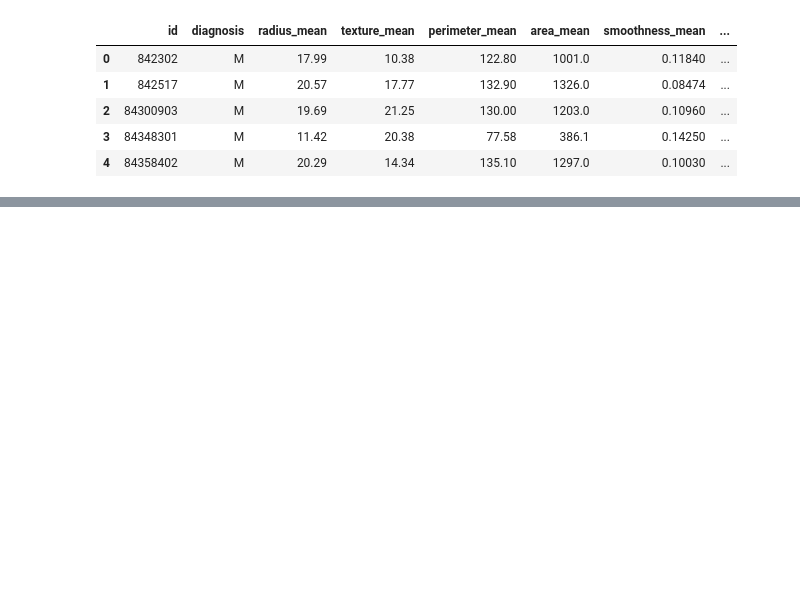
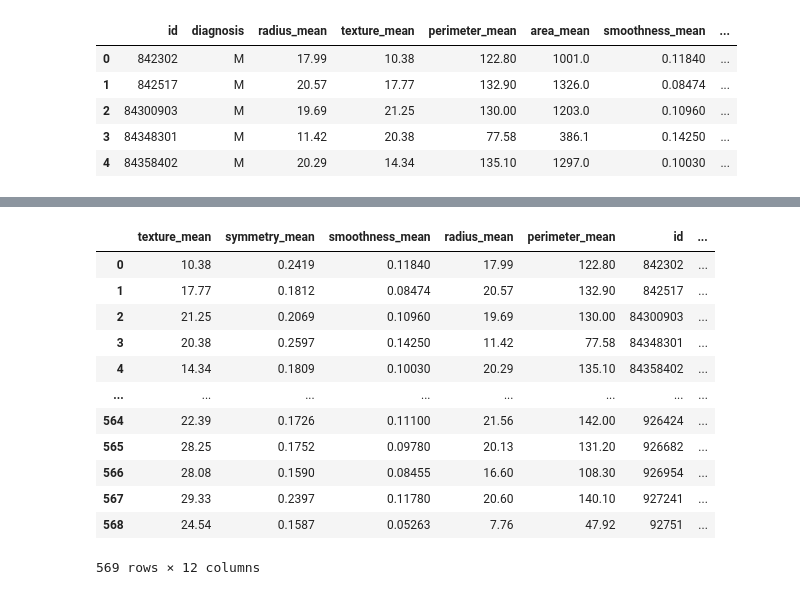
Before and after one commit to DeepanshuPasrija/Python02082021, a Jupyter notebook: pandas.ipynb, the cells around one changed output, grey strips where cells are left out. Saved outputs shown, nothing was run; the diff lists cells and outputs as text; code cells hidden in the pictures; blank space fills up the shorter version.

```diff
--- a/pandas.ipynb
+++ b/pandas.ipynb
@@ -117,0 +134,16 @@ data.head()
+# %%
+filteredData.sort_index(axis=1,ascending=False)
+# %% [output]
+|  | texture_mean | symmetry_mean | smoothness_mean | radius_mean | perimeter_mean | id | ... |
+| 0 | 10.38 | 0.2419 | 0.11840 | 17.99 | 122.80 | 842302 | ... |
+| 1 | 17.77 | 0.1812 | 0.08474 | 20.57 | 132.90 | 842517 | ... |
+| 2 | 21.25 | 0.2069 | 0.10960 | 19.69 | 130.00 | 84300903 | ... |
+| 3 | 20.38 | 0.2597 | 0.14250 | 11.42 | 77.58 | 84348301 | ... |
+| 4 | 14.34 | 0.1809 | 0.10030 | 20.29 | 135.10 | 84358402 | ... |
+| ... | ... | ... | ... | ... | ... | ... | ... |
+| 564 | 22.39 | 0.1726 | 0.11100 | 21.56 | 142.00 | 926424 | ... |
+| 565 | 28.25 | 0.1752 | 0.09780 | 20.13 | 131.20 | 926682 | ... |
+| 566 | 28.08 | 0.1590 | 0.08455 | 16.60 | 108.30 | 926954 | ... |
+| 567 | 29.33 | 0.2397 | 0.11780 | 20.60 | 140.10 | 927241 | ... |
+| 568 | 24.54 | 0.1587 | 0.05263 | 7.76 | 47.92 | 92751 | ... |
+569 rows × 12 columns
```
Also changed, not shown: parts of 6 cells of this notebook.
